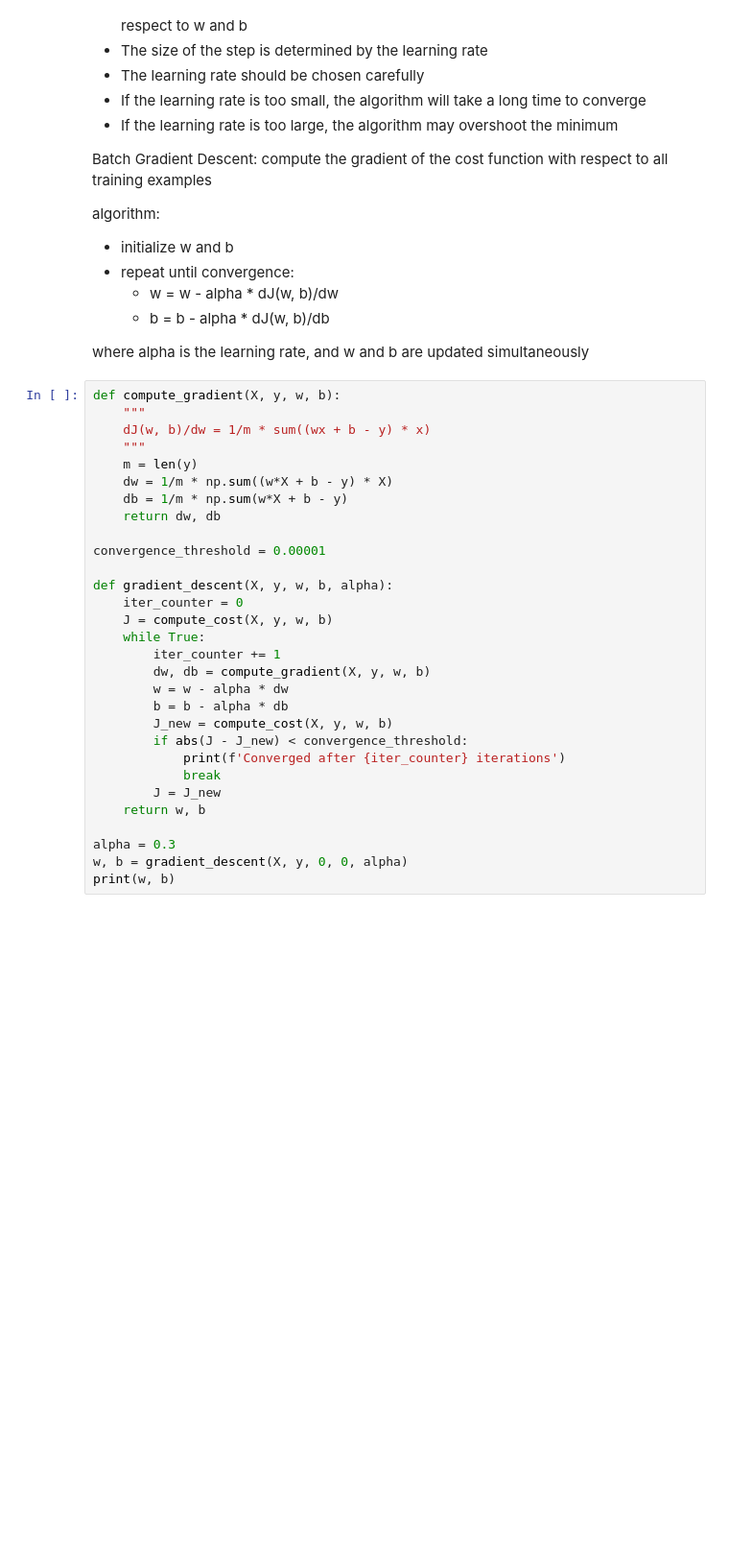
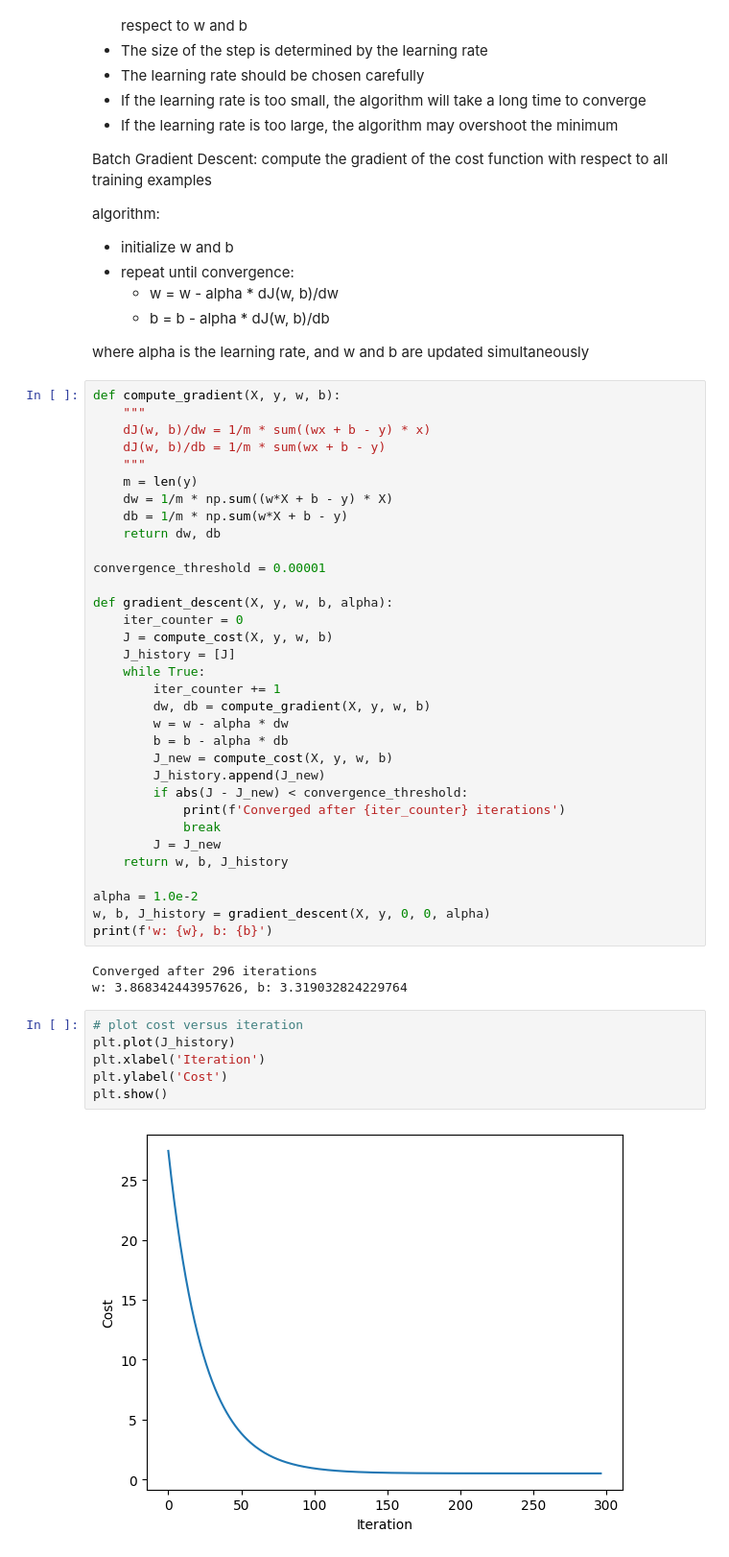
Before and after one commit to MohadesehHakimi/intro-to-machine-learning, a Jupyter notebook: Supervised Machine Learning: Regression and Classification /week 1.ipynb, the cells around one changed output. Shown: that part at 96% size. Saved outputs shown, nothing was run; the diff lists cells and outputs as text; blank space fills up the shorter version.

```diff
--- a/Supervised Machine Learning: Regression and Classification /week 1.ipynb
+++ b/Supervised Machine Learning: Regression and Classification /week 1.ipynb
@@ -91,6 +111,7 @@ where alpha is the learning rate, and w and b are updated simultaneously
 def compute_gradient(X, y, w, b):
     """
     dJ(w, b)/dw = 1/m * sum((wx + b - y) * x)
+    dJ(w, b)/db = 1/m * sum(wx + b - y)
     """
     m = len(y)
     dw = 1/m * np.sum((w*X + b - y) * X)
@@ -102,18 +123,31 @@ convergence_threshold = 0.00001
 def gradient_descent(X, y, w, b, alpha):
     iter_counter = 0
     J = compute_cost(X, y, w, b)
+    J_history = [J]
     while True:
         iter_counter += 1
         dw, db = compute_gradient(X, y, w, b)
         w = w - alpha * dw
         b = b - alpha * db
         J_new = compute_cost(X, y, w, b)
+        J_history.append(J_new)
         if abs(J - J_new) < convergence_threshold:
             print(f'Converged after {iter_counter} iterations')
             break
         J = J_new
-    return w, b
+    return w, b, J_history
 
-alpha = 0.3
-w, b = gradient_descent(X, y, 0, 0, alpha)
-print(w, b)
+alpha = 1.0e-2
+w, b, J_history = gradient_descent(X, y, 0, 0, alpha)
+print(f'w: {w}, b: {b}')
+# %% [output]
+Converged after 296 iterations
+w: 3.868342443957626, b: 3.319032824229764
+# %%
+# plot cost versus iteration
+plt.plot(J_history)
+plt.xlabel('Iteration')
+plt.ylabel('Cost')
+plt.show()
+# %% [output]
+[figure, added]
```
Also changed, not shown: parts of 4 cells of this notebook, 2 other files.
